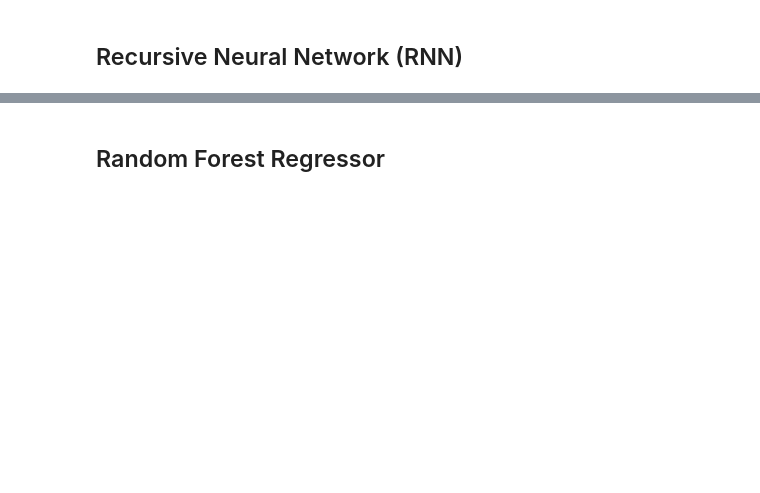
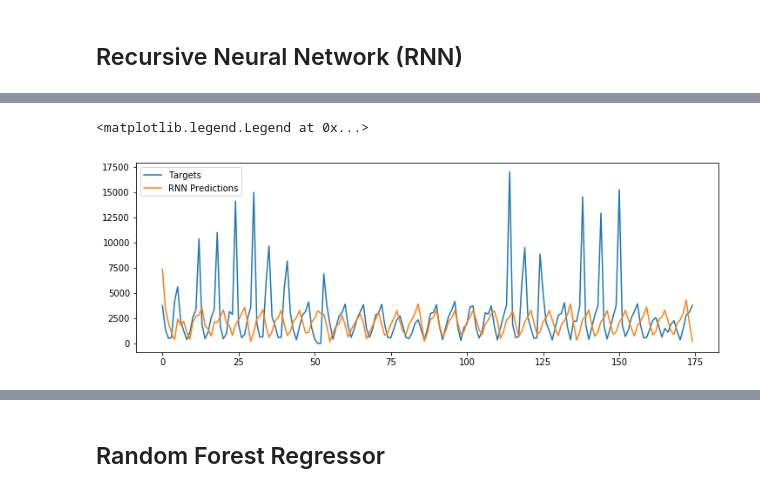
Before and after one commit to mksamelson/Yankees_Subway_Volume_2013, a Jupyter notebook: Yankee Stadium MTA Exit Volume Consolidated-2.ipynb, the cells around one changed output, grey strips where cells are left out. Saved outputs shown, nothing was run; the diff lists cells and outputs as text; code cells hidden in the pictures; blank space fills up the shorter version.

```diff
--- a/Yankee Stadium MTA Exit Volume Consolidated-2.ipynb
+++ b/Yankee Stadium MTA Exit Volume Consolidated-2.ipynb
@@ -1048,9 +1174,12 @@ validation_predictions_unscaled =  scaler.inverse_transform(validation_predictio
 # %%
 plt.figure(figsize=(15,6))
 plt.plot(validation_target_unscaled, label='Targets')
-plt.xticks(range(0, len(X_idx_val), 12), xticks.strftime("%a %m-%d"), rotation=90,ha="left")
+#plt.xticks(range(0, len(X_idx_val), 12), xticks.strftime("%a %m-%d"), rotation=90,ha="left")
 plt.plot(validation_predictions_unscaled, label='RNN Predictions')
 plt.legend(loc=(1.01,0))
 plt.legend()
+# %% [output]
+<matplotlib.legend.Legend at 0x...>
+[figure, added]
 # %%
 rmse(validation_target_unscaled,validation_predictions_unscaled)
```
Also changed, not shown: parts of 34 cells of this notebook.
